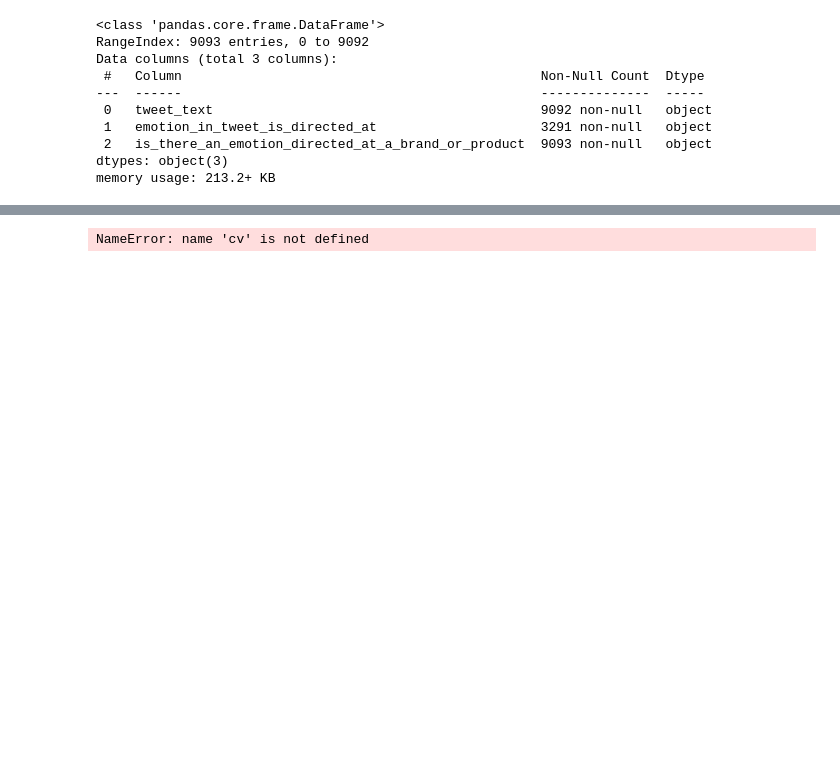
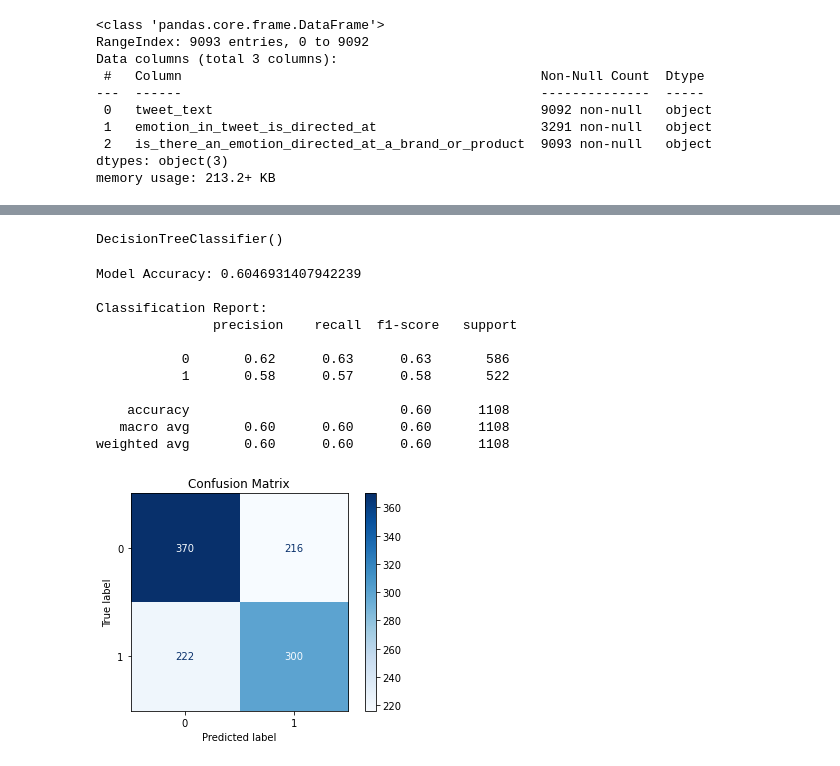
Before and after one commit to jaredlil/project-4-twitter-sentiment, a Jupyter notebook: Untitled1.ipynb, the cells around one changed output, grey strips where cells are left out. Saved outputs shown, nothing was run; the diff lists cells and outputs as text; code cells hidden in the pictures; blank space fills up the shorter version.

Commit message:
jupyter notebook: class imbalance, and modeling

```diff
--- a/Untitled1.ipynb
+++ b/Untitled1.ipynb
@@ -91,7 +196,9 @@ SyntaxError: cannot assign to operator (<ipython-input-14-4d02ccc7c4a5>, line 1)
 # %%
-cv = CountVectorizer()
+# Vectorizing our raw tokens using TF-IDF to assign them nominal values
 
-x_t_vec = cv.fit_transform(X_t)
+tfidf = TfidfVectorizer(max_features=2000)
+X_t_vec = tfidf.fit_transform(X_t)
+X_val_vec = tfidf.transform(X_val)
 X_t_vec = pd.DataFrame.sparse.from_spmatrix(X_t_vec)
 X_t_vec.columns = sorted(cv.vocabulary_)
 X_t_vec.set_index(y_t.index, inplace=True)
@@ -100,11 +221,43 @@ NameError: name 'CountVectorizer' is not defined
 # %%
 # We then transform the validation set.
-X_val_vec = cv.transform(X_val)
 X_val_vec = pd.DataFrame.sparse.from_spmatrix(X_val_vec)
-X_val_vec.columns = sorted(cv.vocabulary_)
+X_val_vec.columns = sorted(tfidf.vocabulary_)
 X_val_vec.set_index(y_val.index, inplace = True)
-# %% [output]
-NameError: name 'cv' is not defined
+# %%
+dt_model = DecisionTreeClassifier()
+dt_model.fit(X_t_vec, y_t)
+# %% [output]
+DecisionTreeClassifier()
+# %%
+y_hat = dt_model.predict(X_val_vec)
+# %%
+# Print accuracy score
+print("Model Accuracy:", accuracy_score(y_val, y_hat))
+
+# Print classification report
+print("\nClassification Report:\n", classification_report(y_val, y_hat))
+
+# Confusion Matrix
+cm = confusion_matrix(y_val, y_hat)
+disp = ConfusionMatrixDisplay(confusion_matrix=cm, display_labels=dt_model.classes_)
+disp.plot(cmap='Blues')
+
+# Show the plot
+plt.title("Confusion Matrix")
+plt.show()
+# %% [output]
+Model Accuracy: 0.6046931407942239
+
+Classification Report:
+               precision    recall  f1-score   support
+
+           0       0.62      0.63      0.63       586
+           1       0.58      0.57      0.58       522
+
+    accuracy                           0.60      1108
+   macro avg       0.60      0.60      0.60      1108
+weighted avg       0.60      0.60      0.60      1108
+[figure, added]
 # %%
 mnb = MultinomialNB()
 
```
Also changed, not shown: parts of 26 cells of this notebook, 2 other files.
